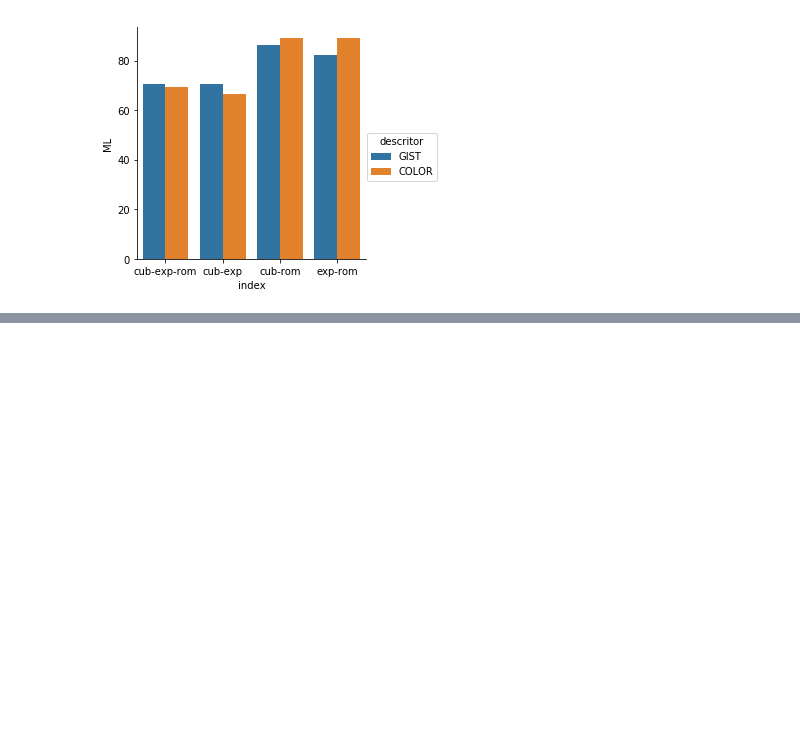
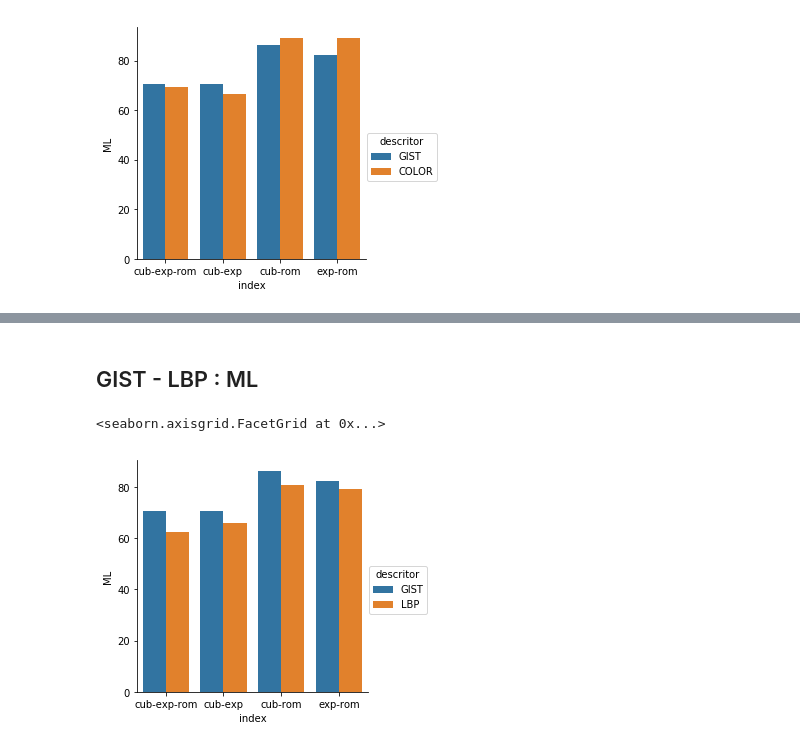
Before and after one commit to torres07/tcc-digitalized-paintings, a Jupyter notebook: implementacao/resultados.ipynb, the cells around one changed output, grey strips where cells are left out. Cells and saved outputs as stored; diff of their text form; code cells hidden in the pictures; blank space fills up the shorter version.

```diff
--- a/implementacao/resultados.ipynb
+++ b/implementacao/resultados.ipynb
@@ -98,0 +130,7 @@ sns.factorplot(x='index', y='ML', hue='descritor', kind='bar', data=df4)
+# %% [markdown]
+## GIST - LBP : ML
+# %%
+sns.factorplot(x='index', y='ML', hue='descritor', kind='bar', data=df4)
+# %% [output]
+<seaborn.axisgrid.FacetGrid at 0x...>
+[figure, added]
```
Also changed, not shown: parts of 12 cells of this notebook, 23 other files.
